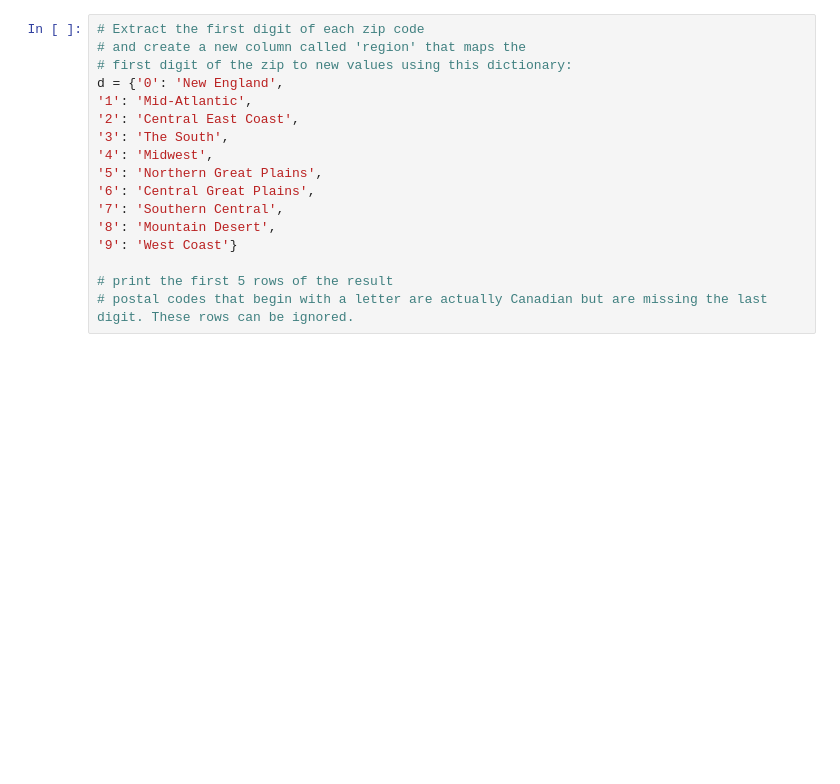
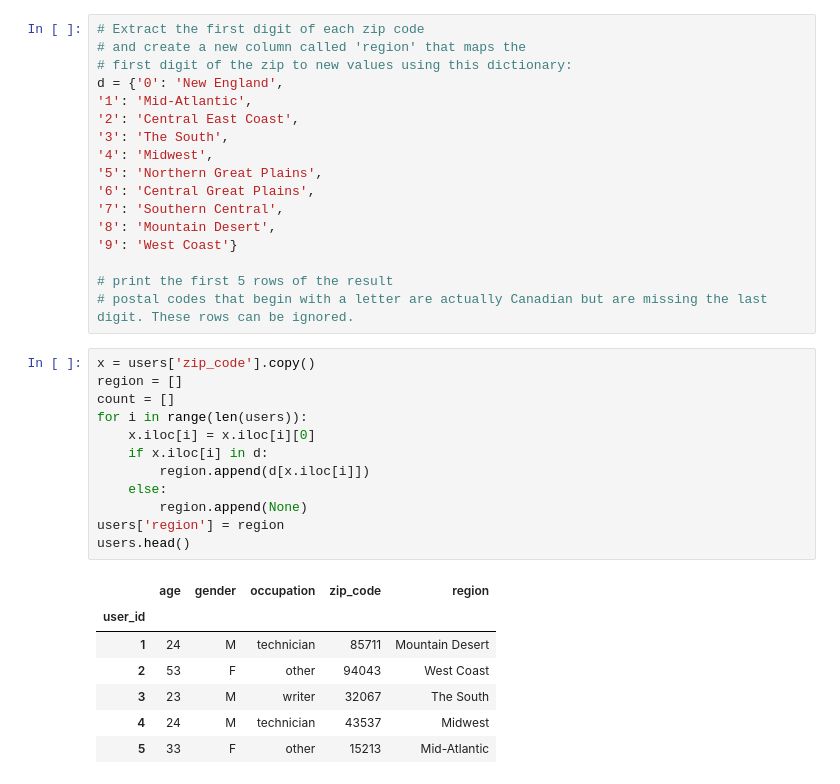
Before and after one commit to ryanliucla/my_repo, a Jupyter notebook: HW4_Pandas.ipynb, the cells around one changed output. Saved outputs shown, nothing was run; the diff lists cells and outputs as text; blank space fills up the shorter version.

```diff
--- a/HW4_Pandas.ipynb
+++ b/HW4_Pandas.ipynb
@@ -220,5 +220,25 @@ d = {'0': 'New England',
 
 # print the first 5 rows of the result
 # postal codes that begin with a letter are actually Canadian but are missing the last digit. These rows can be ignored.
+# %%
+x = users['zip_code'].copy()
+region = []
+count = []
+for i in range(len(users)):
+    x.iloc[i] = x.iloc[i][0]
+    if x.iloc[i] in d:
+        region.append(d[x.iloc[i]])
+    else:
+        region.append(None)
+users['region'] = region
+users.head()
+# %% [output]
+|  | age | gender | occupation | zip_code | region |
+| user_id |  |  |  |  |  |
+| 1 | 24 | M | technician | 85711 | Mountain Desert |
+| 2 | 53 | F | other | 94043 | West Coast |
+| 3 | 23 | M | writer | 32067 | The South |
+| 4 | 24 | M | technician | 43537 | Midwest |
+| 5 | 33 | F | other | 15213 | Mid-Atlantic |
 # %%
 # for the occuptation 'retired', find the mean age of each region
```
Also changed, not shown: parts of 1 cell of this notebook.
